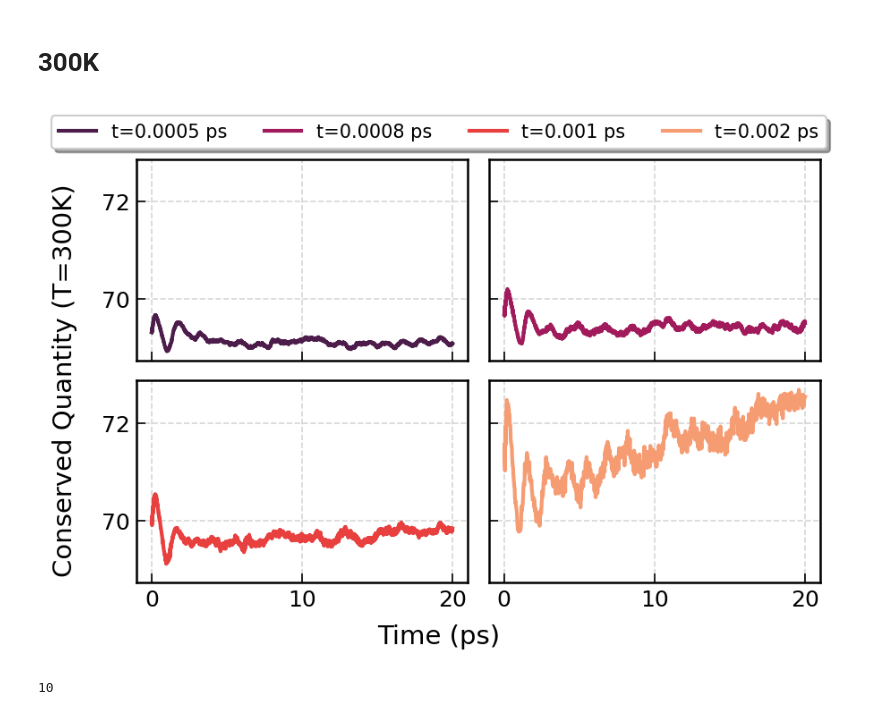
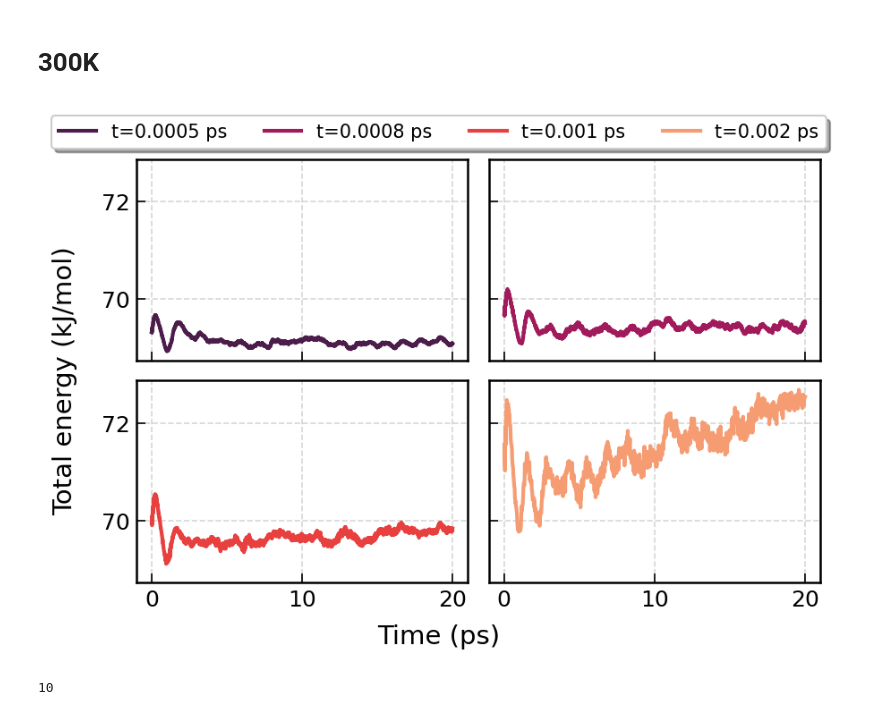
Before and after one commit to nguyenvulinh666/Molecular-Dynamics-of-Water-Clusters, a Jupyter notebook: RDA_render_data_file_300K.ipynb, the cells around one changed output. Saved outputs shown, nothing was run; the diff lists cells and outputs as text; code cells hidden in the pictures.

```diff
--- a/RDA_render_data_file_300K.ipynb
+++ b/RDA_render_data_file_300K.ipynb
@@ -37,35 +37,35 @@ ax[0, 1].plot(consevered_quantity_300_nvt[1][:, 0], consevered_quantity_300_nvt[
 
 ax[1, 0].plot(consevered_quantity_300_nvt[2][:, 0], consevered_quantity_300_nvt[2][:, 1],
               label=f"t={time_300_nvt[2]} ps", color=colors[2], linewidth=2)
 
 ax[1, 1].plot(consevered_quantity_300_nvt[3][:, 0], consevered_quantity_300_nvt[3][:, 1],
               label=f"t={time_300_nvt[3]} ps", color=colors[3], linewidth=2)
 
 
 # Customize each subplot
 for a in ax.flat:
     a.grid(True, linestyle='--', alpha=0.5)  # Subtle gridlines
     # a.legend(fontsize=12, loc='upper right')  # Legend in each subplot
     a.tick_params(axis='both', which='both', direction='in', length=5)  # Clean ticks
 
 fig.legend(loc='upper center' ,bbox_to_anchor=(0.5, 1.06),  ncol=4, fancybox=True, shadow=True, fontsize=10)
 # Set axis limits (based on commented-out code)
 # ax[0, 0].set_xlim(0, 50)
 # ax[0, 0].set_ylim(-158.4, -158)
 
 # Add labels and title
 fig.supxlabel("Time (ps)", fontsize=14, y=0.05)  # Shared x-label below
-fig.supylabel("Conserved Quantity (T=300K)", fontsize=14, x=0.02, y=0.55)  # Shared y-label on left
+fig.supylabel("Total energy (kJ/mol)", fontsize=14, x=0.02, y=0.55)  # Shared y-label on left
 # fig.suptitle("Conserved Quantity at T=300K", fontsize=16, y=1.1)  # Title above
 
 # Adjust layout to prevent overlap
 plt.tight_layout()
 
 # Display the plot
 # plt.show()
 fig.savefig('./figures/Conserved_quality_300K.pdf', format='pdf', dpi=300, bbox_inches='tight')
 # %% [output]
-[figure, old version]
+[figure, new version]
 # %%
 int("10")
 # %% [output]
```
Also changed, not shown: parts of 1 cell of this notebook, 46 other files.
